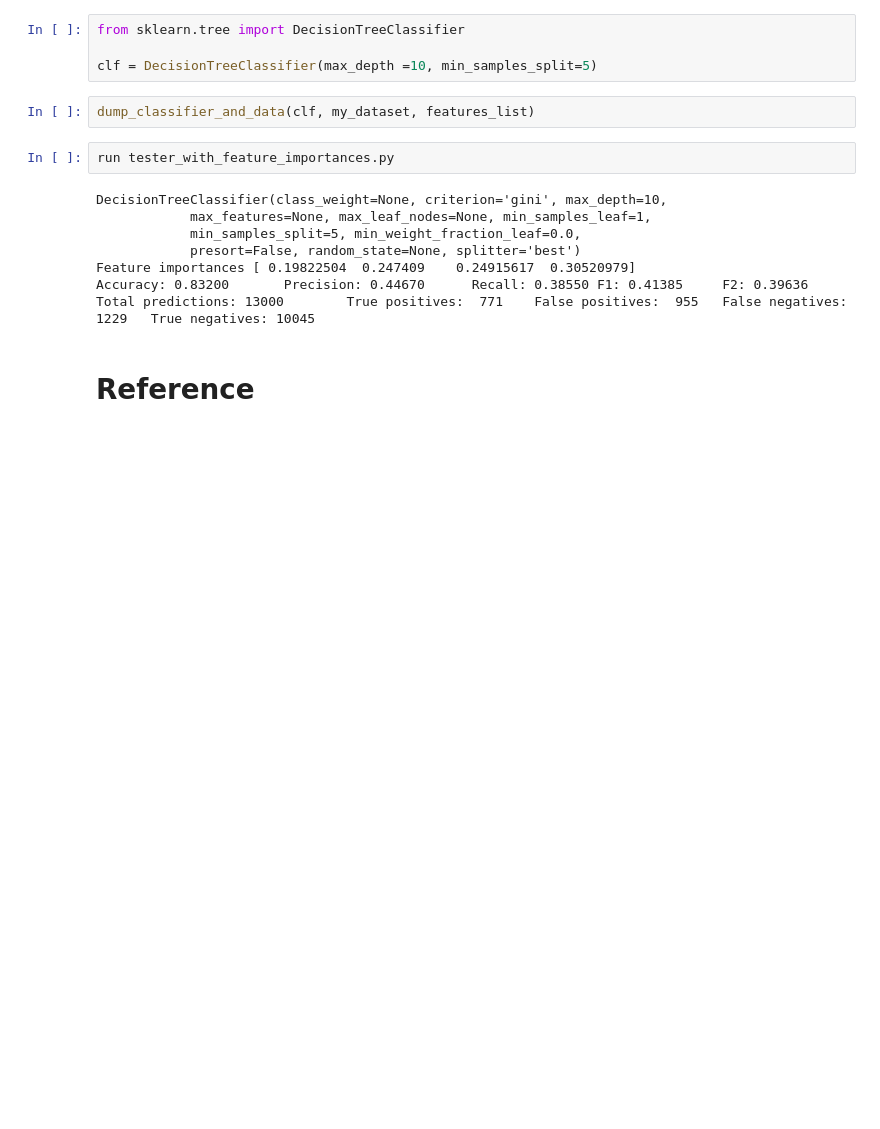
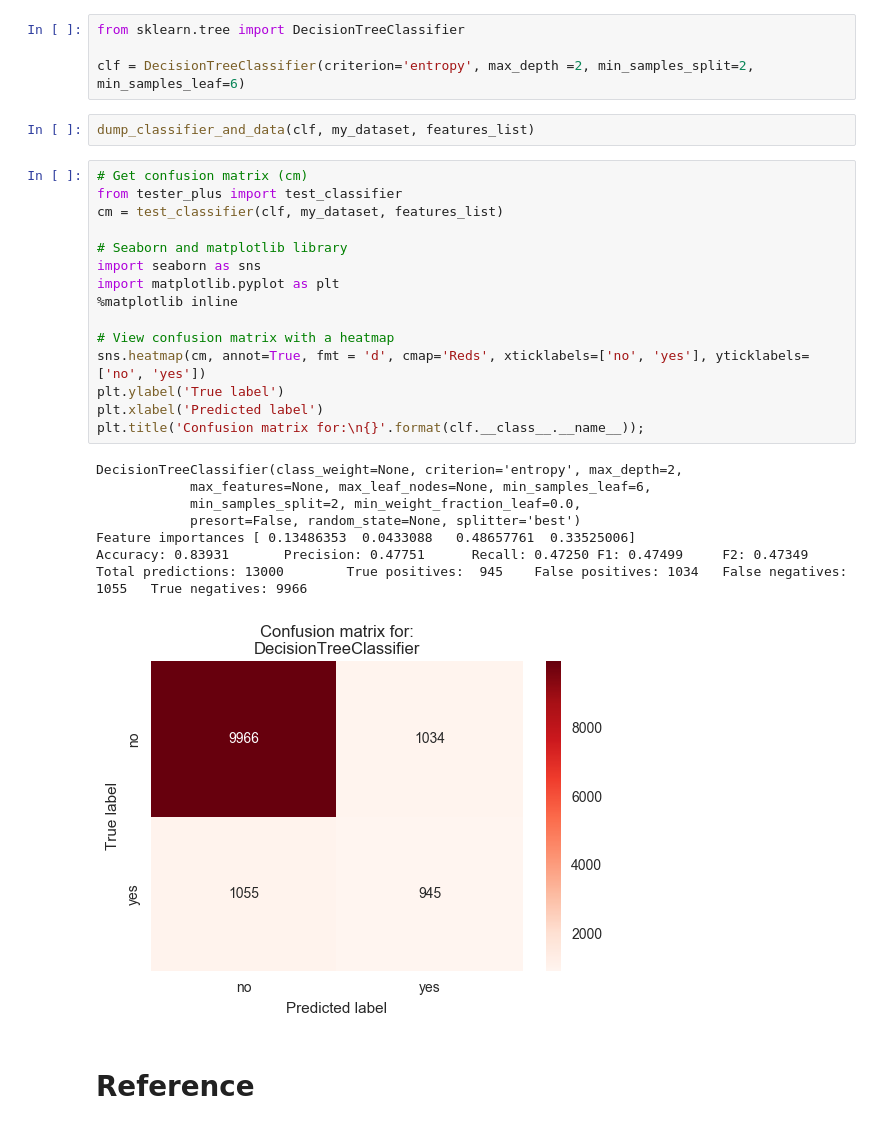
Before and after one commit to alexmc1510/Udacity-Data-Analyst, a Jupyter notebook: P5-Identify-Enron-Fraud/final_project/P5-Identify-Fraud-From-Enron-Data.ipynb, the cells around one changed output. Cells and saved outputs as stored; diff of their text form; blank space fills up the shorter version.

Commit message:
Included confusion matrix plot and used GridSearchCV

```diff
--- a/P5-Identify-Enron-Fraud/final_project/P5-Identify-Fraud-From-Enron-Data.ipynb
+++ b/P5-Identify-Enron-Fraud/final_project/P5-Identify-Fraud-From-Enron-Data.ipynb
@@ -382,19 +423,33 @@ $$F2\ score = \frac{5*(precision*recall)}{4*precision + recall}$$
 # %%
 from sklearn.tree import DecisionTreeClassifier
 
-clf = DecisionTreeClassifier(max_depth =10, min_samples_split=5)
+clf = DecisionTreeClassifier(criterion='entropy', max_depth =2, min_samples_split=2, min_samples_leaf=6)
 # %%
 dump_classifier_and_data(clf, my_dataset, features_list)
-# %%
-run tester_with_feature_importances.py
-# %% [output]
-DecisionTreeClassifier(class_weight=None, criterion='gini', max_depth=10,
-            max_features=None, max_leaf_nodes=None, min_samples_leaf=1,
-            min_samples_split=5, min_weight_fraction_leaf=0.0,
-            presort=False, random_state=None, splitter='best')
-Feature importances [ 0.19822504  0.247409    0.24915617  0.30520979]
-Accuracy: 0.83200       Precision: 0.44670      Recall: 0.38550 F1: 0.41385     F2: 0.39636
-Total predictions: 13000        True positives:  771    False positives:  955   False negatives: 1229   True negatives: 10045
+# %%
+# Get confusion matrix (cm)
+from tester_plus import test_classifier
+cm = test_classifier(clf, my_dataset, features_list)
+
+# Seaborn and matplotlib library
+import seaborn as sns
+import matplotlib.pyplot as plt
+%matplotlib inline
+
+# View confusion matrix with a heatmap
+sns.heatmap(cm, annot=True, fmt = 'd', cmap='Reds', xticklabels=['no', 'yes'], yticklabels=['no', 'yes'])
+plt.ylabel('True label')
+plt.xlabel('Predicted label')
+plt.title('Confusion matrix for:\n{}'.format(clf.__class__.__name__));
+# %% [output]
+DecisionTreeClassifier(class_weight=None, criterion='entropy', max_depth=2,
+            max_features=None, max_leaf_nodes=None, min_samples_leaf=6,
+            min_samples_split=2, min_weight_fraction_leaf=0.0,
+            presort=False, random_state=None, splitter='best')
+Feature importances [ 0.13486353  0.0433088   0.48657761  0.33525006]
+Accuracy: 0.83931       Precision: 0.47751      Recall: 0.47250 F1: 0.47499     F2: 0.47349
+Total predictions: 13000        True positives:  945    False positives: 1034   False negatives: 1055   True negatives: 9966
+[figure, added]
 # %% [markdown]
 # Reference
 # %% [markdown]
```
Also changed, not shown: parts of 16 cells of this notebook, 3 other files.
